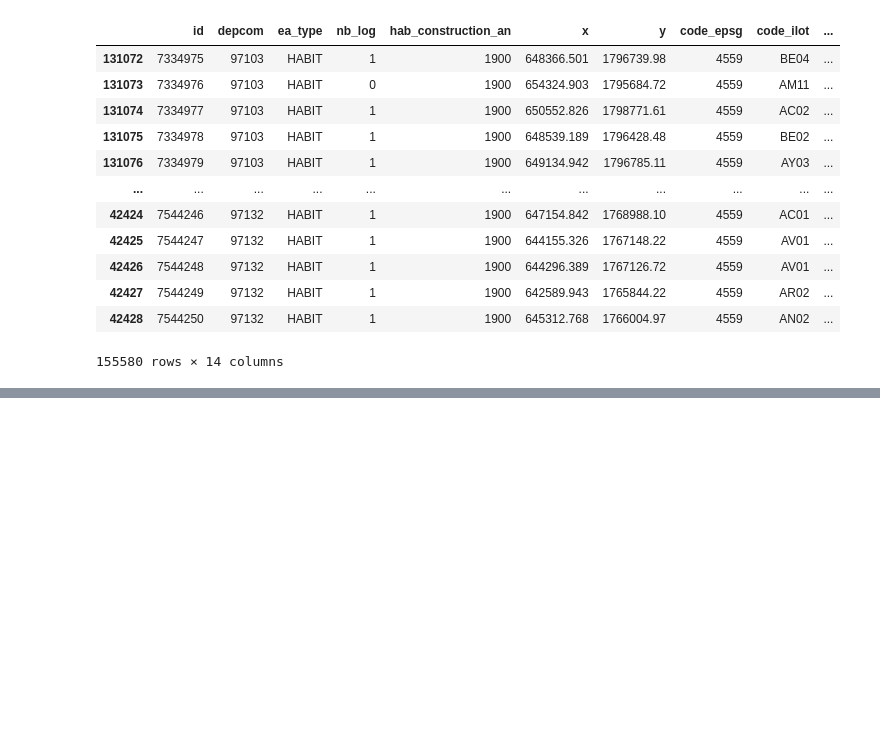
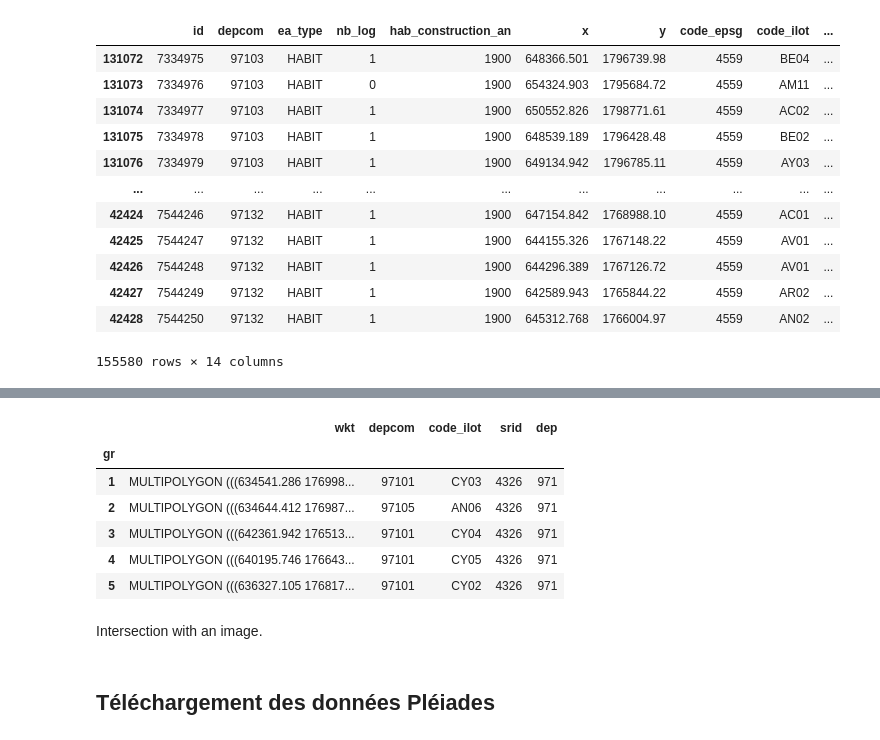
Before and after one commit to InseeFrLab/detection-habitat-spontane, a Jupyter notebook: notebooks/explore_ril.ipynb, the cells around one changed output, grey strips where cells are left out. Drawn from its saved outputs; the diff is of its cells as text; code cells hidden in the pictures; blank space fills up the shorter version.

```diff
--- a/notebooks/explore_ril.ipynb
+++ b/notebooks/explore_ril.ipynb
@@ -1065,0 +1203,2 @@ a
+# %%
+gdf.iloc[-737, :].loc["wkt"] = gdf.iloc[-737, :].wkt.buffer(0)
@@ -1065,0 +1232,2 @@ a
+# %%
+gdf["wkt"] = [geom.buffer(0) for geom in gdf["wkt"]]
@@ -1065,0 +1248,13 @@ a
+# %%
+def compute_gr_geometry(dep):
+    fs.get('projet-slums-detection/Donnees/RIL/rca_geometry_ilots.rds', 'rca_geometry_ilots.rds')
+    result = pyreadr.read_r('rca_geometry_ilots.rds')
+    df_geom = result[None]
+    df_geom['wkt'] = df_geom['wkt'].apply(wkt.loads)
+    gdf = gpd.GeoDataFrame(df_geom, geometry="wkt", crs="EPSG:4326")
+    gdf["dep"] = gdf.depcom.str[:3]
+    gdf = gdf[gdf.dep == dep]
+
+    return gdf.dissolve(by="gr").to_crs("epsg:" + dep_to_crs[dep])
+# %%
+guad_geoms = compute_gr_geometry("971")
@@ -1065,0 +1278,12 @@ a
+# %%
+guad_geoms
+# %% [output]
+|  | wkt | depcom | code_ilot | srid | dep |
+| gr |  |  |  |  |  |
+| 1 | MULTIPOLYGON (((634541.286 176998... | 97101 | CY03 | 4326 | 971 |
+| 2 | MULTIPOLYGON (((634644.412 176987... | 97105 | AN06 | 4326 | 971 |
+| 3 | MULTIPOLYGON (((642361.942 176513... | 97101 | CY04 | 4326 | 971 |
+| 4 | MULTIPOLYGON (((640195.746 176643... | 97101 | CY05 | 4326 | 971 |
+| 5 | MULTIPOLYGON (((636327.105 176817... | 97101 | CY02 | 4326 | 971 |
+# %% [markdown]
+Intersection with an image.
@@ -1065,0 +1312,2 @@ a
+# %% [markdown]
+## Téléchargement des données Pléiades
```
Also changed, not shown: parts of 47 cells of this notebook.
